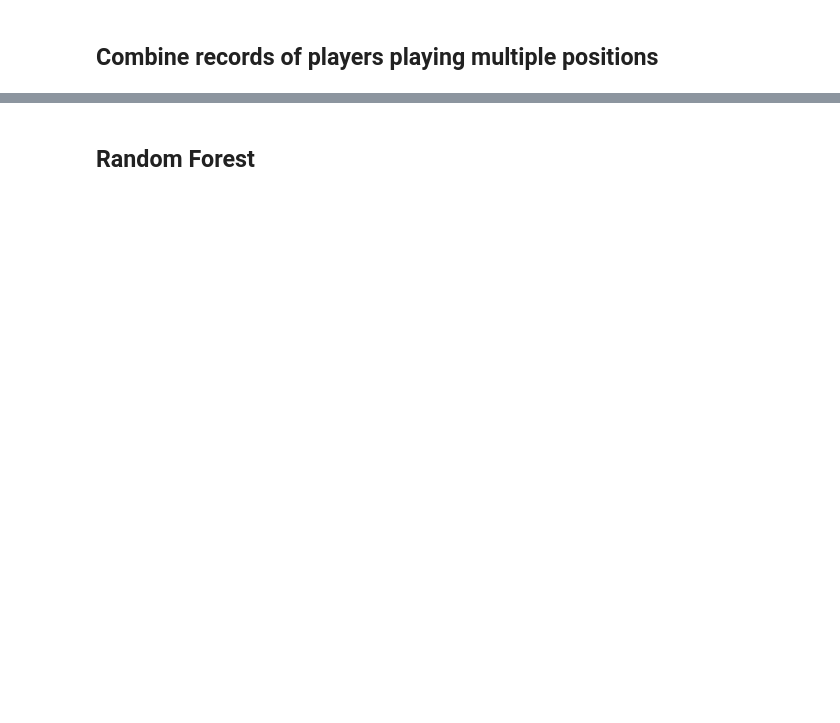
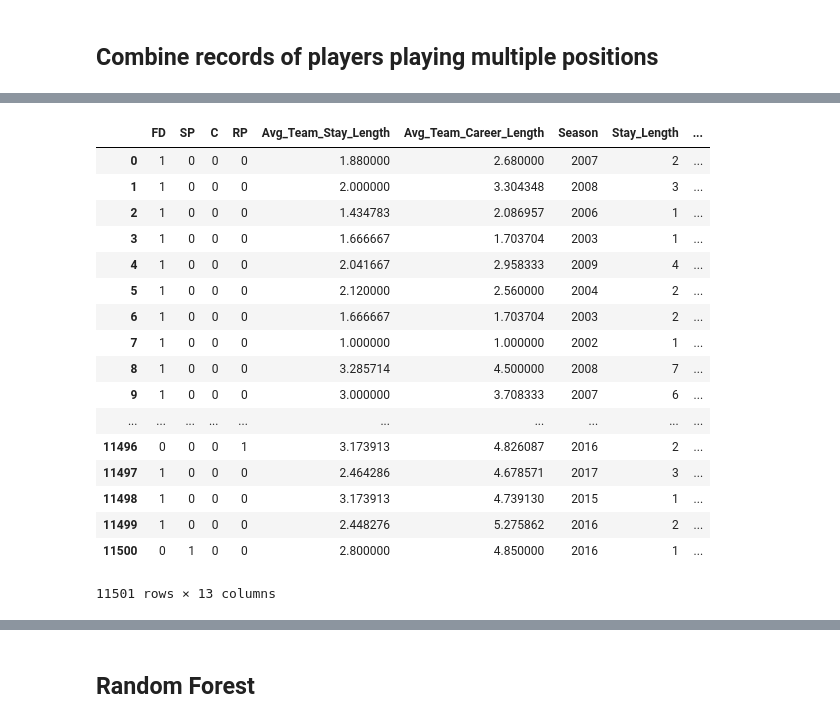
Before and after one commit to mtmoncur/baseball_data, a Jupyter notebook: Basic Model.ipynb, the cells around one changed output, grey strips where cells are left out. Cells and saved outputs as stored; diff of their text form; code cells hidden in the pictures; blank space fills up the shorter version.

```diff
--- a/Basic Model.ipynb
+++ b/Basic Model.ipynb
@@ -294,7 +458,7 @@ for g in by_player.groups:
         #for team in one_p.Team.unique():
         #df1.append([one_p.Team.values[0],year])
 
-df1 = pd.DataFrame(df1, columns=['Name','Year'])
+df1 = pd.DataFrame(df1, columns=['Name','Season'])
 df1.insert(0,'Team',0)
 df1.insert(0,'G',0)
 df1.insert(0,'playerid',0)
@@ -308,10 +472,10 @@ for idx in df1.index:
     #print(p[ p.index == row]).
     row = df1[df1.index==idx]
     name = row['Name'].values[0]
-    season = row['Year'].values[0]
+    season = row['Season'].values[0]
     name_mask = (p.Name == name)
     season_mask = (p.Season == season)
-    records = (p[name_mask*season_mask])
+    records = (p[name_mask&season_mask])
     I = records.Inn.sum()
 
 
@@ -321,9 +485,10 @@ for idx in df1.index:
     df1.loc[idx,'Team'] = records.Team.values[0]
     df1.loc[idx,'Pos'] = records.Pos.values[0]
     df1.loc[idx,'playerid'] = records.playerid.values[0]
-    df1.loc[idx,'G'] = records.G.values[0]
+    df1.loc[idx,'G'] = records.G.sum()
     df1.loc[idx,'GS'] = records.GS.values[0]
     df1.loc[idx,'Stay_Length'] = records.Stay_Length.values[0]
     df1.loc[idx,'Career_Length'] = records.Career_Length.values[0]
+    df1.loc[idx, 'Leave'] = records.Leave.values[0]
 
 print(df1.head())
@@ -330,2 +509,3 @@ print(df1.head())
 # %%
-df1.sort_values(by=['playerid', 'Year'])
+df1.sort_values(by=['playerid', 'Season'])
+p = df1
@@ -331,0 +514,15 @@ df1.sort_values(by=['playerid', 'Year'])
+# %%
+for col in ['Avg_Team_Stay_Length', 'Avg_Team_Career_Length', 'Avg_Team_G']:
+    if col in p.columns:
+        p.drop(col, axis=1, inplace=True)
+p.insert(0, 'Avg_Team_Stay_Length', 0)
+p.insert(0, 'Avg_Team_Career_Length', 0)
+#p.insert(0, 'Avg_Team_G', 0)
+
+by_team_season = p.groupby(['Team', 'Season'])
+for team, season in by_team_season.groups:
+    team_season = by_team_season.get_group((team, season))
+
+    p.loc[team_season.index, 'Avg_Team_Stay_Length'] = team_season.Stay_Length.mean()
+    p.loc[team_season.index, 'Avg_Team_Career_Length'] = team_season.Career_Length.mean()
+    #p.loc[team_season.index, 'Avg_Team_G'] = team_season.G.mean()
@@ -346,17 +583,36 @@ p.sample(5)
 # %%
-temp = p[list(p.Pos.unique())+['Stay_Length', 'Career_Length', 'GS', 'G', 'Inn']]#list(p.Team.unique())+
+temp = p[list(p.Pos.unique())+['Avg_Team_Stay_Length', 'Avg_Team_Career_Length', 'Season', 'Stay_Length', 'Career_Length', 'GS', 'G', 'Inn']]#list(p.Team.unique())+
 #temp = p[['Stay_Length', 'FD', 'C', 'P', 'SP', 'RP', 'Inn', 'W', 'WAR', 'DRS', 'RPP', 'UZR', 'FIP']]
 #temp['P*WAR'] = temp['P']*temp['WAR']
 #temp['P*FIP'] = temp['P']*temp['FIP']
 #temp['FD*UZR'] = temp['FD']*temp['UZR']
 #temp['C*DRS'] = temp['C']*temp['DRS']
 
 #X = temp[['Stay_Length', 'FD', 'C', 'P', 'RP', 'SP']]#, 'Inn', 'W', 'RPP', 'P*WAR', 'C*DRS', 'FD*UZR', 'P*FIP']]
 X = temp
 
 y = p['Leave']
 
 pd.concat([X,y],axis=1)
+# %% [output]
+|  | FD | SP | C | RP | Avg_Team_Stay_Length | Avg_Team_Career_Length | Season | Stay_Length | ... |
+| 0 | 1 | 0 | 0 | 0 | 1.880000 | 2.680000 | 2007 | 2 | ... |
+| 1 | 1 | 0 | 0 | 0 | 2.000000 | 3.304348 | 2008 | 3 | ... |
+| 2 | 1 | 0 | 0 | 0 | 1.434783 | 2.086957 | 2006 | 1 | ... |
+| 3 | 1 | 0 | 0 | 0 | 1.666667 | 1.703704 | 2003 | 1 | ... |
+| 4 | 1 | 0 | 0 | 0 | 2.041667 | 2.958333 | 2009 | 4 | ... |
+| 5 | 1 | 0 | 0 | 0 | 2.120000 | 2.560000 | 2004 | 2 | ... |
+| 6 | 1 | 0 | 0 | 0 | 1.666667 | 1.703704 | 2003 | 2 | ... |
+| 7 | 1 | 0 | 0 | 0 | 1.000000 | 1.000000 | 2002 | 1 | ... |
+| 8 | 1 | 0 | 0 | 0 | 3.285714 | 4.500000 | 2008 | 7 | ... |
+| 9 | 1 | 0 | 0 | 0 | 3.000000 | 3.708333 | 2007 | 6 | ... |
+| ... | ... | ... | ... | ... | ... | ... | ... | ... | ... |
+| 11496 | 0 | 0 | 0 | 1 | 3.173913 | 4.826087 | 2016 | 2 | ... |
+| 11497 | 1 | 0 | 0 | 0 | 2.464286 | 4.678571 | 2017 | 3 | ... |
+| 11498 | 1 | 0 | 0 | 0 | 3.173913 | 4.739130 | 2015 | 1 | ... |
+| 11499 | 1 | 0 | 0 | 0 | 2.448276 | 5.275862 | 2016 | 2 | ... |
+| 11500 | 0 | 1 | 0 | 0 | 2.800000 | 4.850000 | 2016 | 1 | ... |
+11501 rows × 13 columns
 # %%
 results = sm.OLS(y,X).fit()
 # %%
```
Also changed, not shown: parts of 40 cells of this notebook.
